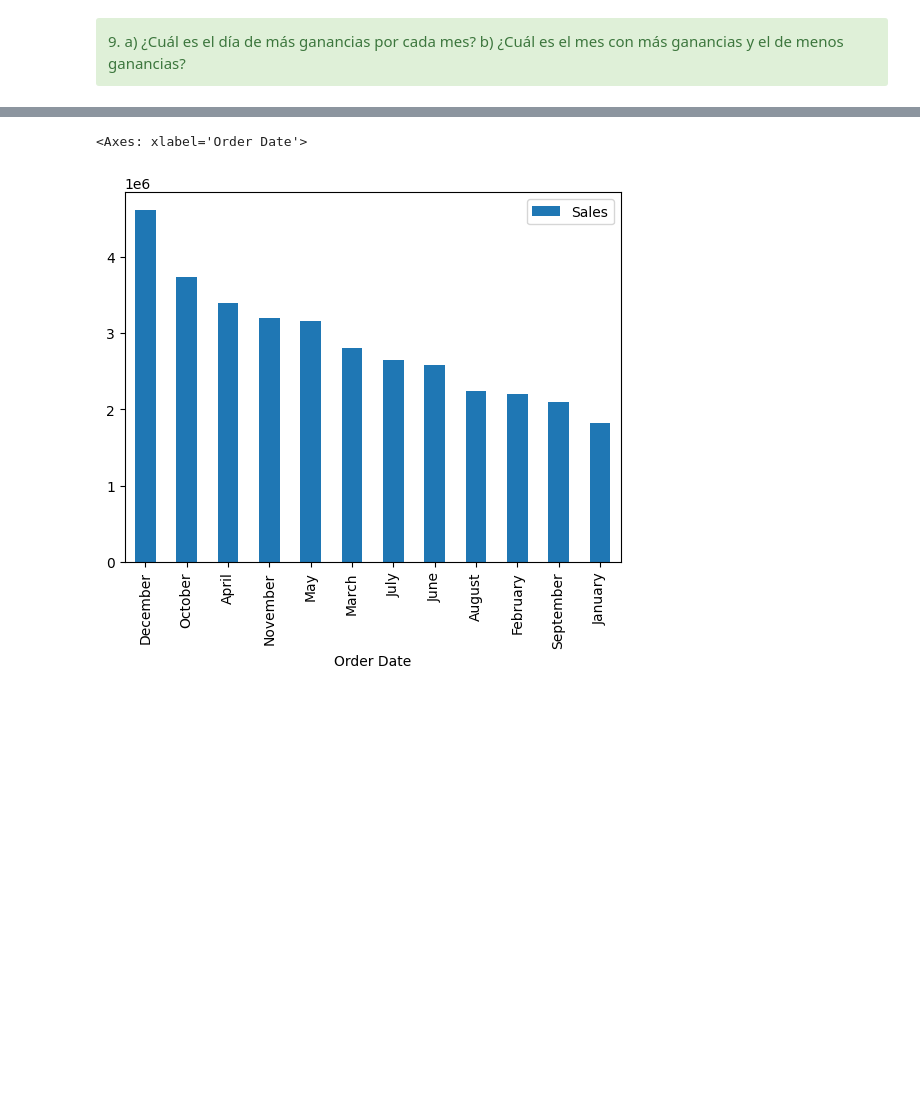
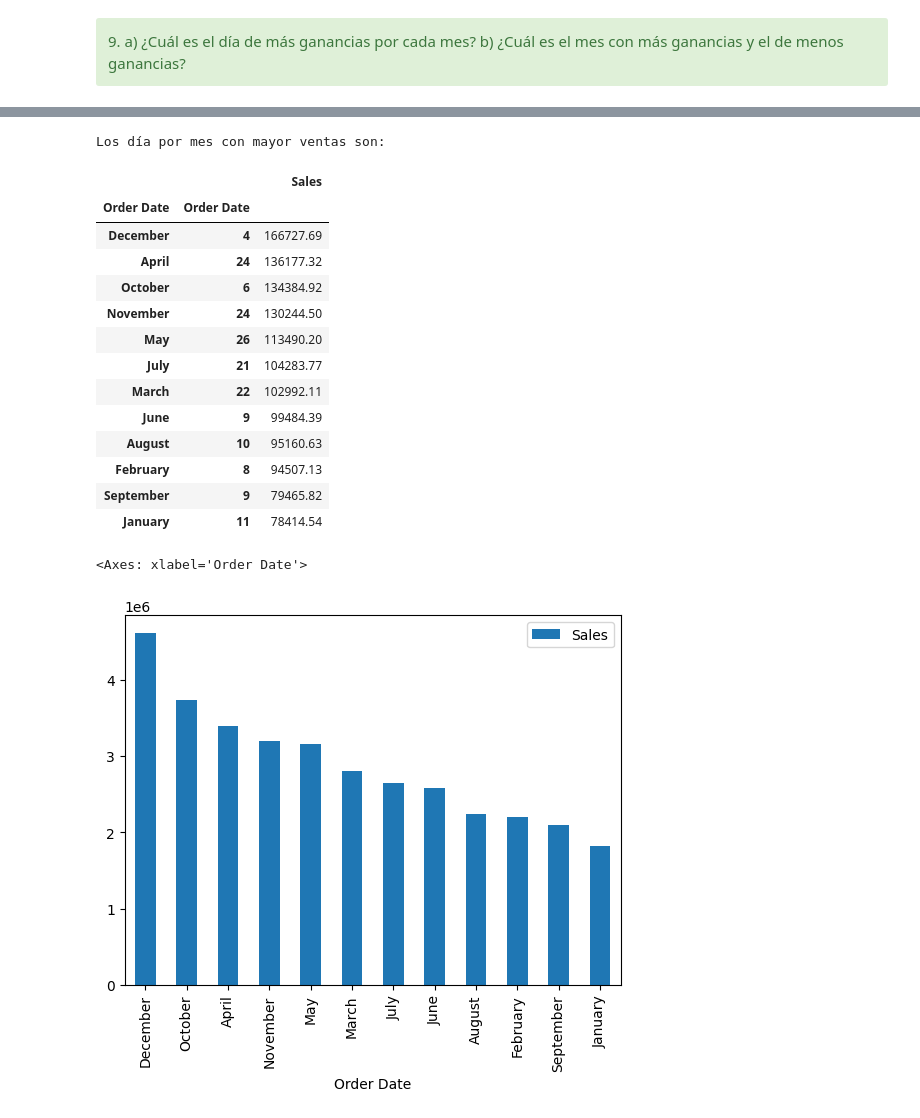
Before and after one commit to depresionTropical/data-science-class, a Jupyter notebook: CD_10_Pandas-GLOB/CD_10_Caso-TiendaOnline.ipynb, the cells around one changed output, grey strips where cells are left out. Cells and saved outputs as stored; diff of their text form; code cells hidden in the pictures; blank space fills up the shorter version.

```diff
--- a/CD_10_Pandas-GLOB/CD_10_Caso-TiendaOnline.ipynb
+++ b/CD_10_Pandas-GLOB/CD_10_Caso-TiendaOnline.ipynb
@@ -267,3 +319,22 @@ df.groupby(df.index.hour)[['Quantity Ordered']].sum().plot(kind='bar')
+# %%
+print('Los día por mes con mayor ventas son:')
+df_month.groupby(level=0).head(1)
+# %% [output]
+Los día por mes con mayor ventas son:
+|  |  | Sales |
+| Order Date | Order Date |  |
+| December | 4 | 166727.69 |
+| April | 24 | 136177.32 |
+| October | 6 | 134384.92 |
+| November | 24 | 130244.50 |
+| May | 26 | 113490.20 |
+| July | 21 | 104283.77 |
+| March | 22 | 102992.11 |
+| June | 9 | 99484.39 |
+| August | 10 | 95160.63 |
+| February | 8 | 94507.13 |
+| September | 9 | 79465.82 |
+| January | 11 | 78414.54 |
 # %%
 df.groupby(df.index.month_name())[['Sales']].sum().sort_values(by='Sales',ascending=False).plot(kind='bar')
 # %% [output]
```
Also changed, not shown: parts of 17 cells of this notebook, 13 other files.
